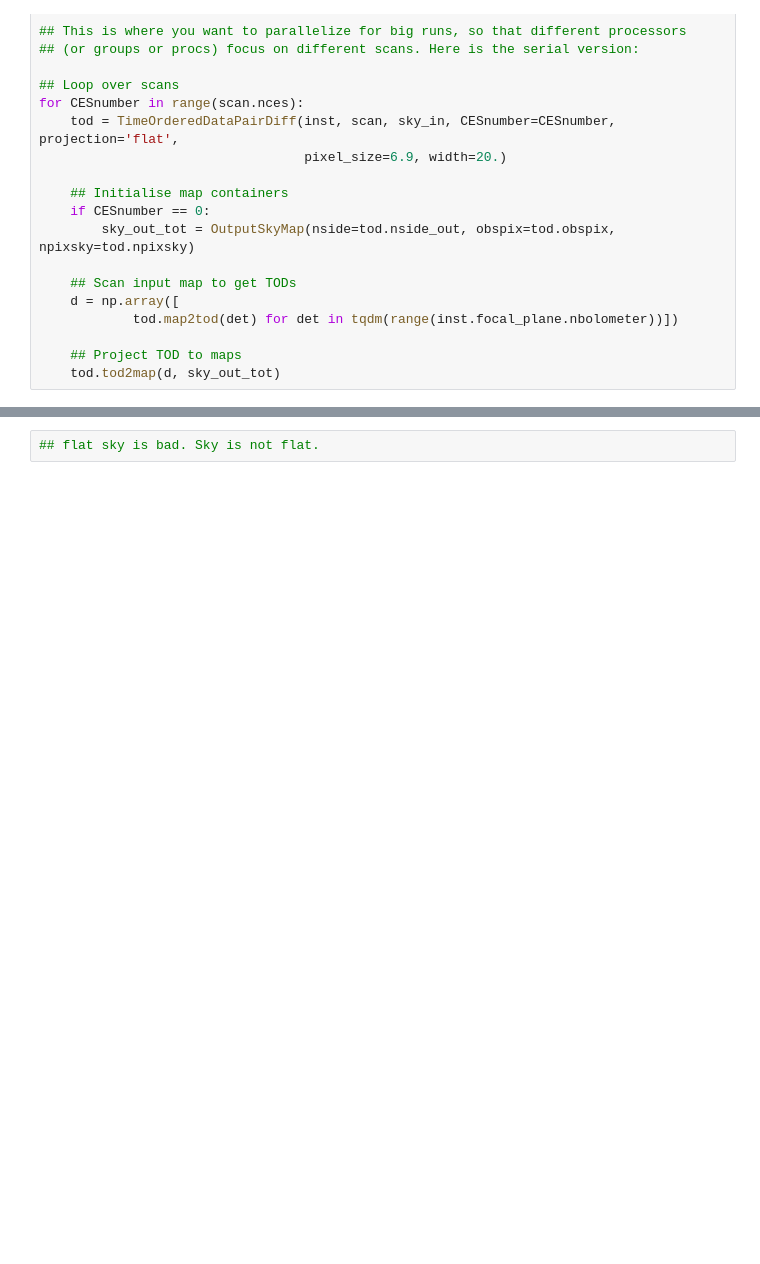
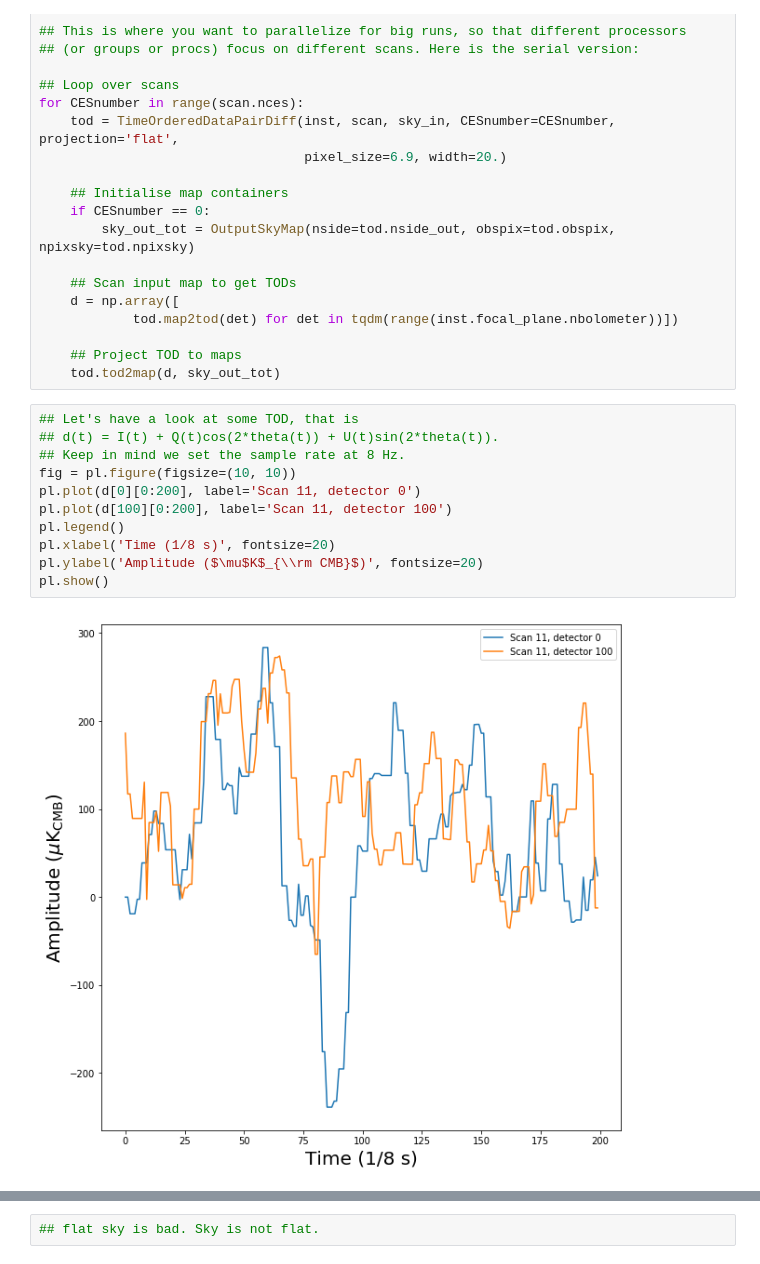
Before and after one commit to JulienPeloton/s4cmb, a Jupyter notebook: jupyter_doc/flat_sky.ipynb, the cells around one changed output, grey strips where cells are left out. Saved outputs shown, nothing was run; the diff lists cells and outputs as text; blank space fills up the shorter version.

```diff
--- a/jupyter_doc/flat_sky.ipynb
+++ b/jupyter_doc/flat_sky.ipynb
@@ -95,6 +95,19 @@ for CESnumber in range(scan.nces):
 
     ## Project TOD to maps
     tod.tod2map(d, sky_out_tot)
+# %%
+## Let's have a look at some TOD, that is
+## d(t) = I(t) + Q(t)cos(2*theta(t)) + U(t)sin(2*theta(t)).
+## Keep in mind we set the sample rate at 8 Hz.
+fig = pl.figure(figsize=(10, 10))
+pl.plot(d[0][0:200], label='Scan 11, detector 0')
+pl.plot(d[100][0:200], label='Scan 11, detector 100')
+pl.legend()
+pl.xlabel('Time (1/8 s)', fontsize=20)
+pl.ylabel('Amplitude ($\mu$K$_{\\rm CMB}$)', fontsize=20)
+pl.show()
+# %% [output]
+[figure, added]
 # %%
 ## Compare input and output by re-gridding the input (expected to be not really accurate,
 ## we are just checking that we retrieve the same kind of maps).
```
Also changed, not shown: parts of 1 cell of this notebook, 2 other files.
